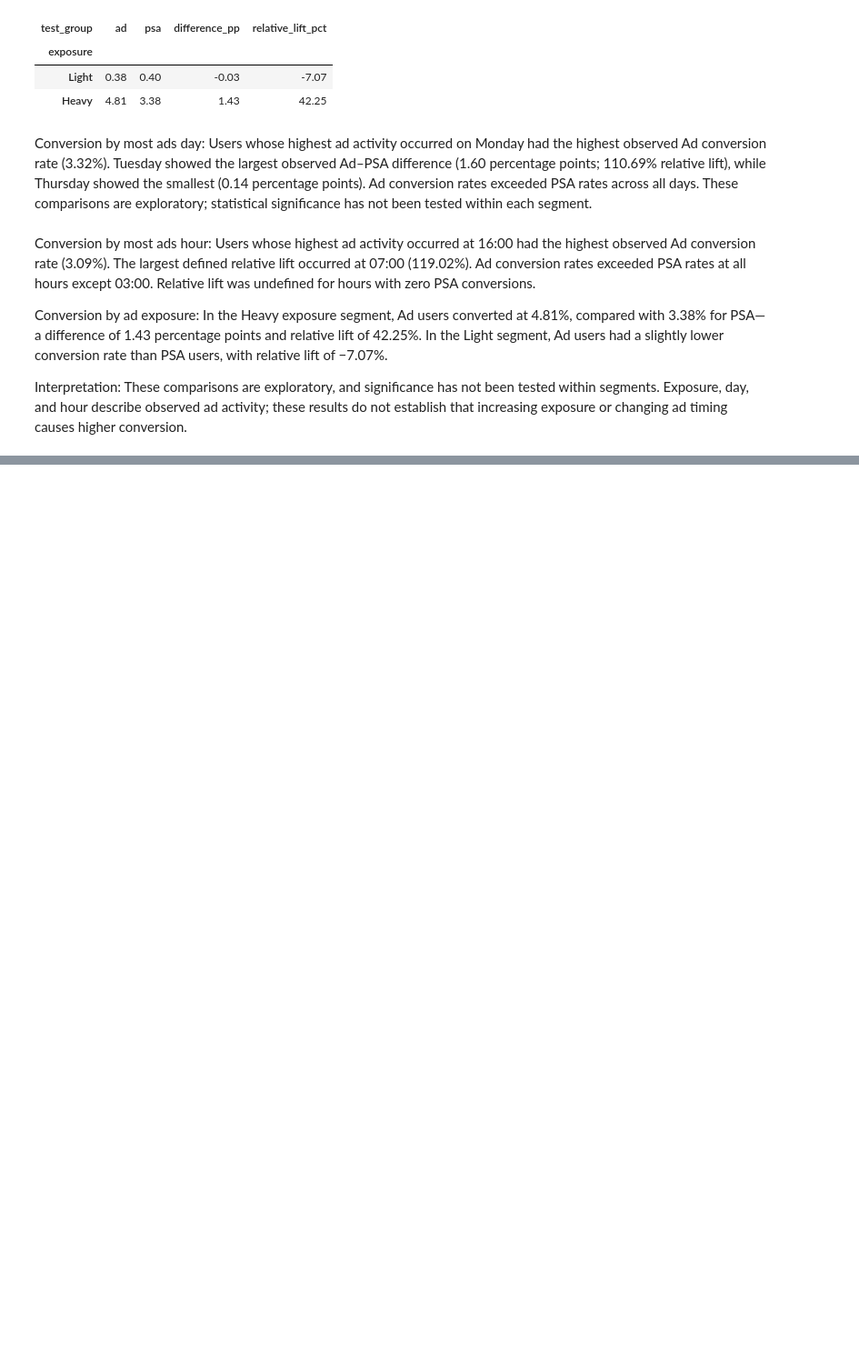
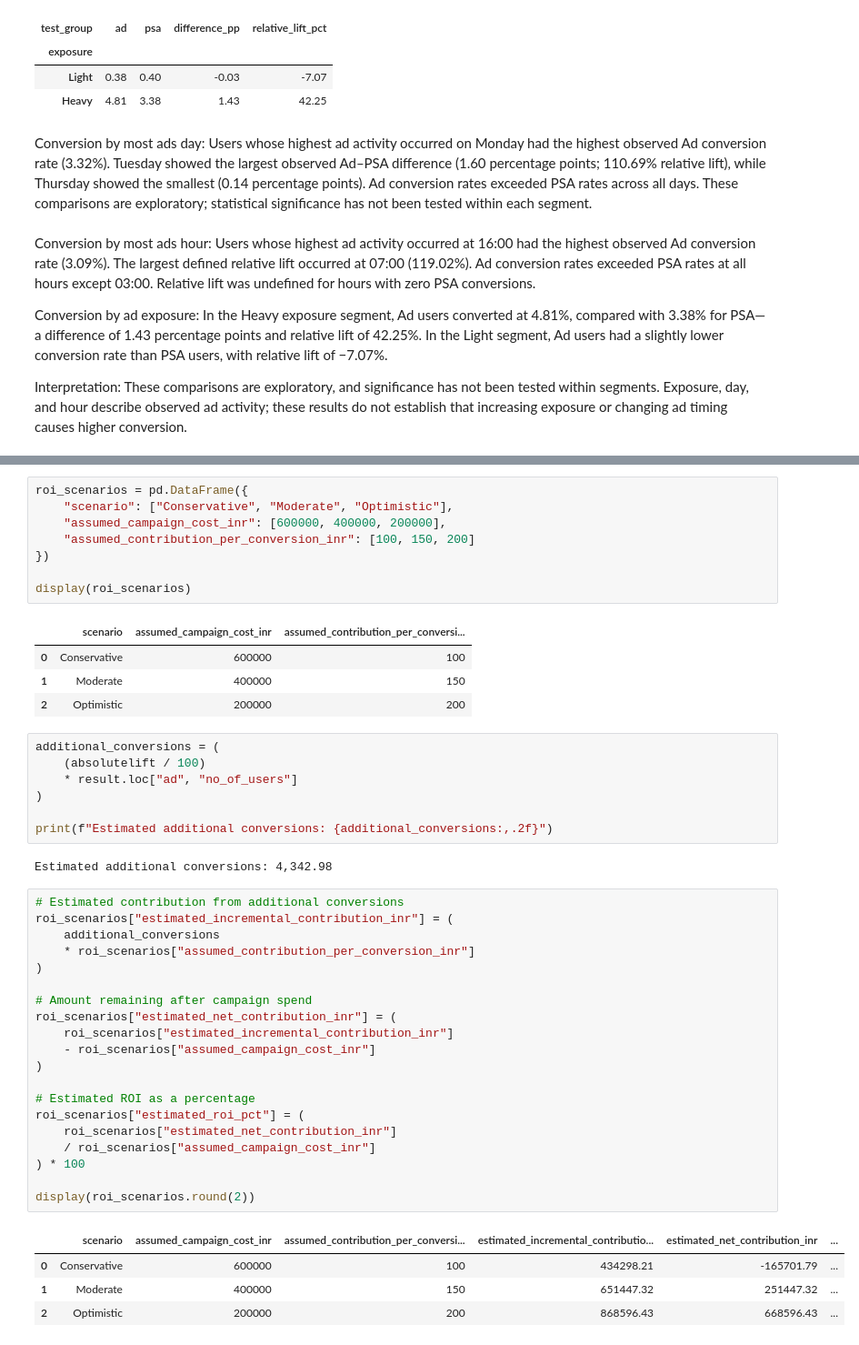
Before and after one commit to mehakgupta0406/marketing-ab-test-analysis, a Jupyter notebook: Marketing_ab_testing.ipynb, the cells around one changed output, grey strips where cells are left out. Shown at 91% size. Saved outputs shown, nothing was run; the diff lists cells and outputs as text; blank space fills up the shorter version.

```diff
--- a/Marketing_ab_testing.ipynb
+++ b/Marketing_ab_testing.ipynb
@@ -655,0 +665,47 @@ Interpretation: These comparisons are exploratory, and significance has not been
+# %%
+roi_scenarios = pd.DataFrame({
+    "scenario": ["Conservative", "Moderate", "Optimistic"],
+    "assumed_campaign_cost_inr": [600000, 400000, 200000],
+    "assumed_contribution_per_conversion_inr": [100, 150, 200]
+})
+
+display(roi_scenarios)
+# %% [output]
+|  | scenario | assumed_campaign_cost_inr | assumed_contribution_per_conversi... |
+| 0 | Conservative | 600000 | 100 |
+| 1 | Moderate | 400000 | 150 |
+| 2 | Optimistic | 200000 | 200 |
+# %%
+additional_conversions = (
+    (absolutelift / 100)
+    * result.loc["ad", "no_of_users"]
+)
+
+print(f"Estimated additional conversions: {additional_conversions:,.2f}")
+# %% [output]
+Estimated additional conversions: 4,342.98
+# %%
+# Estimated contribution from additional conversions
+roi_scenarios["estimated_incremental_contribution_inr"] = (
+    additional_conversions
+    * roi_scenarios["assumed_contribution_per_conversion_inr"]
+)
+
+# Amount remaining after campaign spend
+roi_scenarios["estimated_net_contribution_inr"] = (
+    roi_scenarios["estimated_incremental_contribution_inr"]
+    - roi_scenarios["assumed_campaign_cost_inr"]
+)
+
+# Estimated ROI as a percentage
+roi_scenarios["estimated_roi_pct"] = (
+    roi_scenarios["estimated_net_contribution_inr"]
+    / roi_scenarios["assumed_campaign_cost_inr"]
+) * 100
+
+display(roi_scenarios.round(2))
+# %% [output]
+|  | scenario | assumed_campaign_cost_inr | assumed_contribution_per_conversi... | estimated_incremental_contributio... | estimated_net_contribution_inr | ... |
+| 0 | Conservative | 600000 | 100 | 434298.21 | -165701.79 | ... |
+| 1 | Moderate | 400000 | 150 | 651447.32 | 251447.32 | ... |
+| 2 | Optimistic | 200000 | 200 | 868596.43 | 668596.43 | ... |
```
Also changed, not shown: parts of 4 cells of this notebook.
